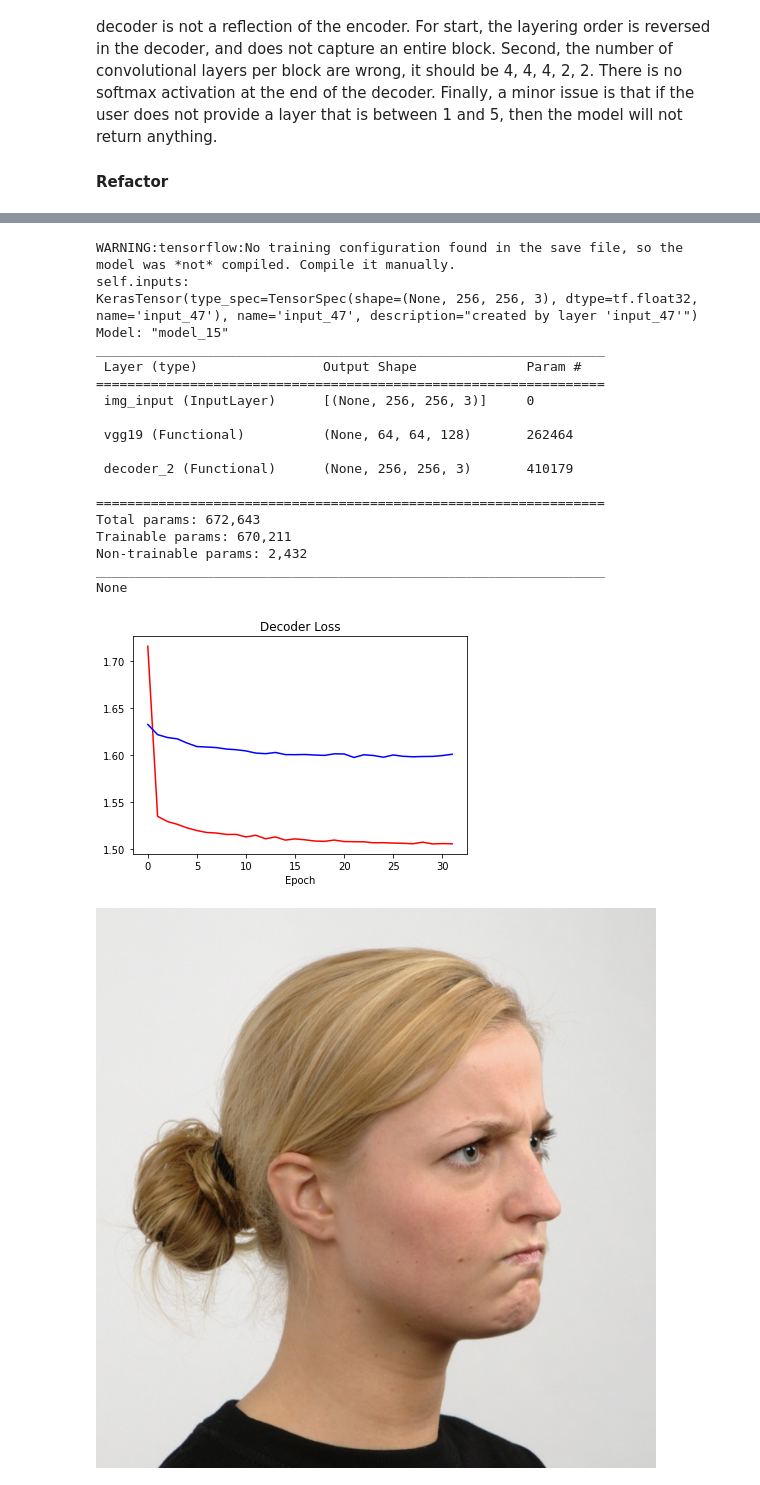
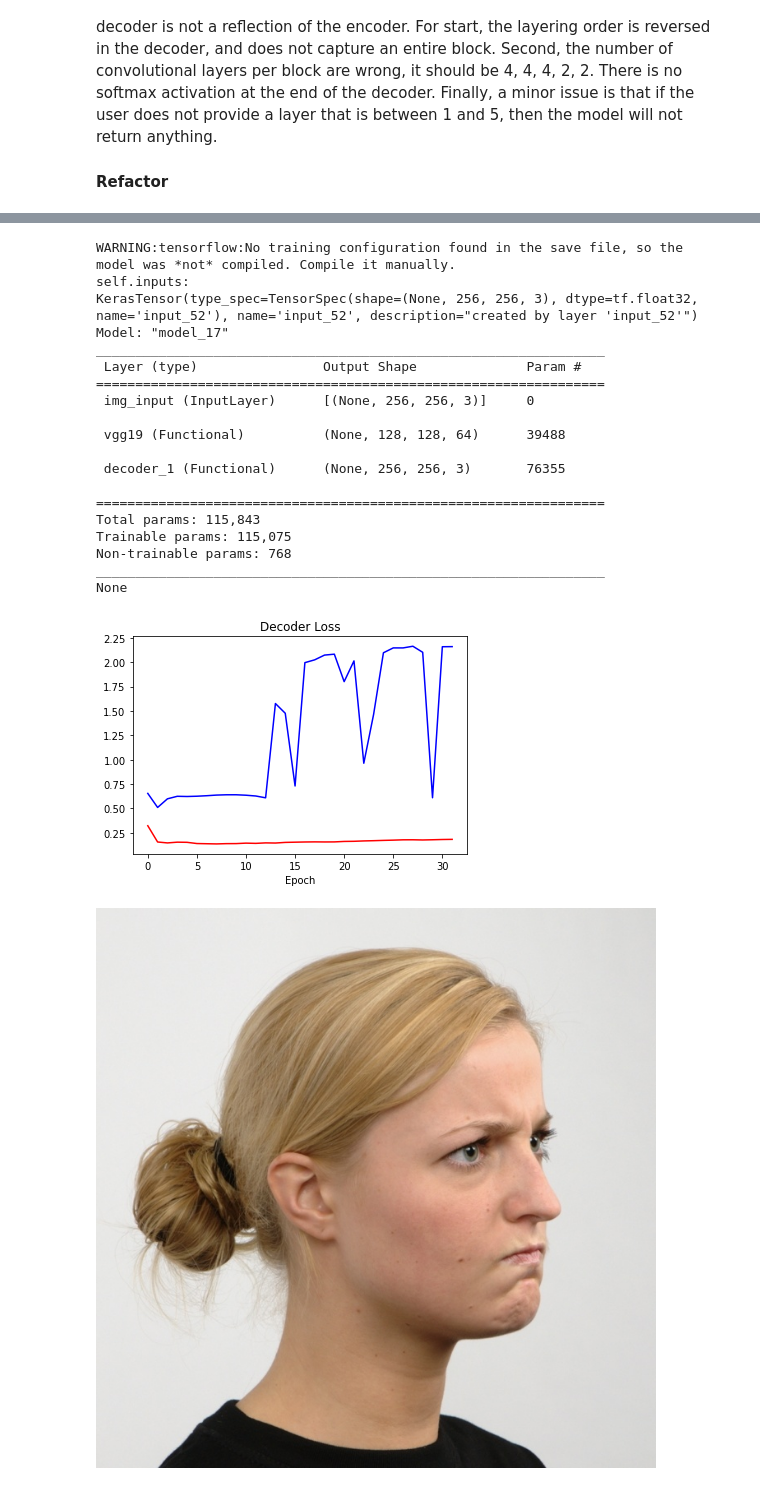
Before and after one commit to LJK150030/ML_NN, a Jupyter notebook: Lab3/Lab3.ipynb, the cells around one changed output, grey strips where cells are left out. Cells and saved outputs as stored; diff of their text form; code cells hidden in the pictures.

Commit message:
layer 1 with 32 epochs

```diff
--- a/Lab3/Lab3.ipynb
+++ b/Lab3/Lab3.ipynb
@@ -328,7 +328,7 @@ import zipfile
 ZIP_PATH = 'data/RafD_resized.zip'
 UNZIP_PATH = 'data/'
 
-TARGET_LAYER = 2
+TARGET_LAYER = 1
 IMAGE_PATH = "data/RafD_test"
 #IMAGES_PATH = 'data/RafD_train'
 TARGET_SIZE = (256, 256)
@@ -481,7 +481,7 @@ from PIL import Image
 #from model import EncoderDecoder
 
 if EVALUATE:
-    LAYER = 2
+    LAYER = 1
 
     cwd = os.getcwd()
 
@@ -501,41 +501,41 @@ if EVALUATE:
 
     input_full_path = os.path.join(cwd, INPUT_IMG_PATH)
     original_images = image.load_img(input_full_path, target_size=(256, 256, 3))
     original_array = image.img_to_array(original_images)
     #image.array_to_img(original_array).show()
     input_images = np.expand_dims(original_array, axis=0)
 
     output_img = encoder_decoder.model.predict([input_images])
     #image.array_to_img(output_img[0]).show()
 
     output_full_path = os.path.join(cwd, OUTPUT_IMG_PATH)
     image.save_img(path=output_full_path, x=output_img[0], data_format="channels_last")
     #im = Image.fromarray(output_img)
     #
     #im.save(output_full_path)
 
     encoder_decoder.Plot_History()
 # %% [output]
 WARNING:tensorflow:No training configuration found in the save file, so the model was *not* compiled. Compile it manually.
 self.inputs:
-KerasTensor(type_spec=TensorSpec(shape=(None, 256, 256, 3), dtype=tf.float32, name='input_47'), name='input_47', description="created by layer 'input_47'")
-Model: "model_15"
+KerasTensor(type_spec=TensorSpec(shape=(None, 256, 256, 3), dtype=tf.float32, name='input_52'), name='input_52', description="created by layer 'input_52'")
+Model: "model_17"
 _________________________________________________________________
  Layer (type)                Output Shape              Param #
 =================================================================
  img_input (InputLayer)      [(None, 256, 256, 3)]     0
 
- vgg19 (Functional)          (None, 64, 64, 128)       262464
+ vgg19 (Functional)          (None, 128, 128, 64)      39488
 
- decoder_2 (Functional)      (None, 256, 256, 3)       410179
+ decoder_1 (Functional)      (None, 256, 256, 3)       76355
 
 =================================================================
-Total params: 672,643
-Trainable params: 670,211
-Non-trainable params: 2,432
+Total params: 115,843
+Trainable params: 115,075
+Non-trainable params: 768
 _________________________________________________________________
 None
-[figure, old version]
+[figure, new version]
 # %%
 Image.open(input_full_path)
 # %% [output]
```
Also changed, not shown: parts of 2 cells of this notebook.
